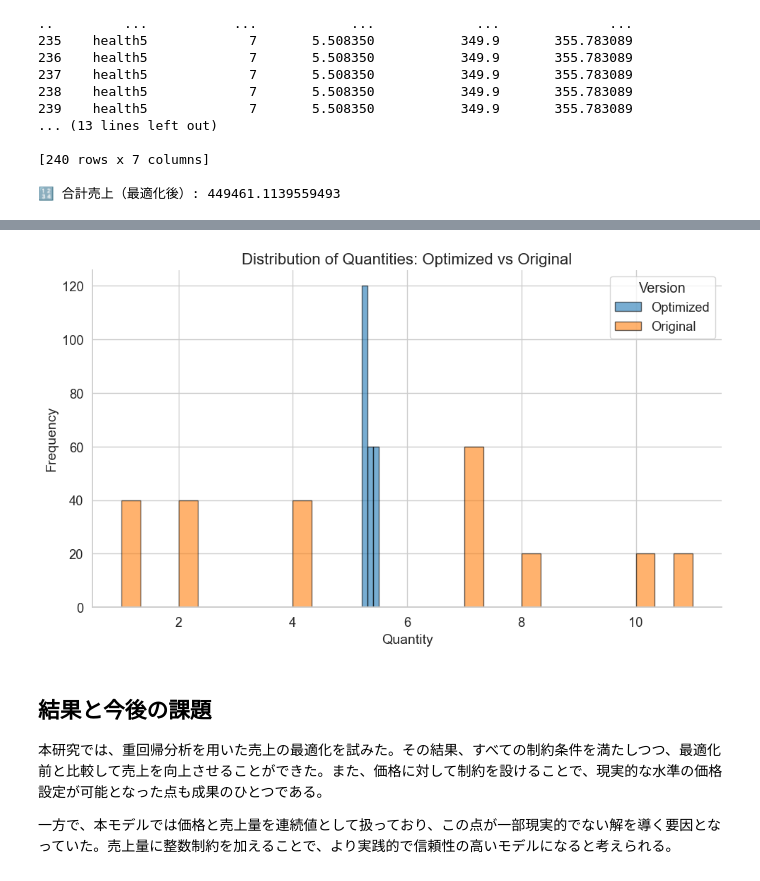
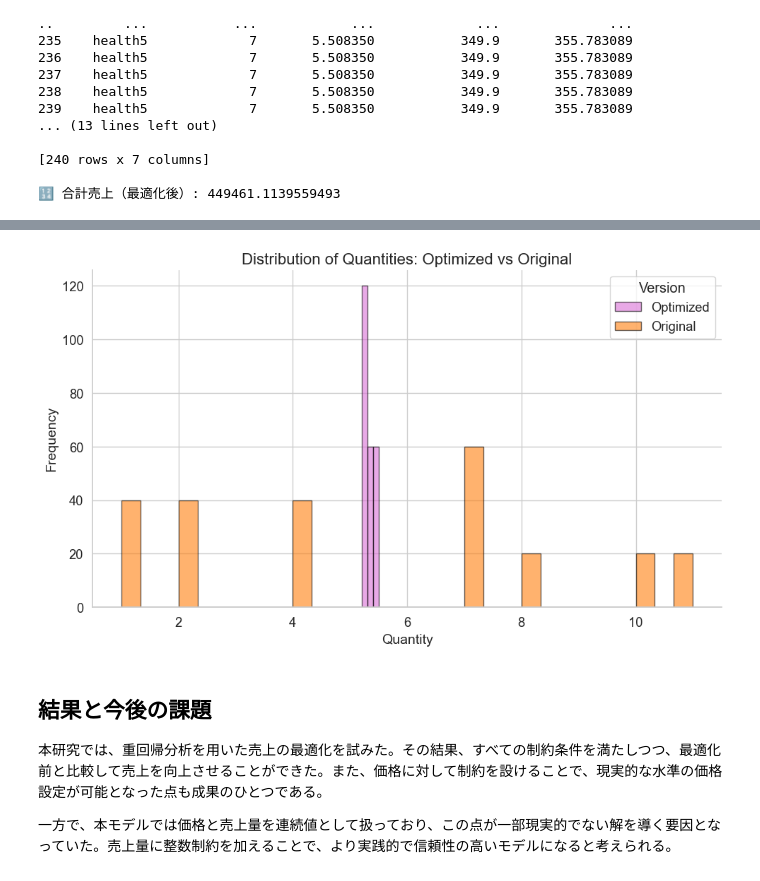
Before and after one commit to happy-kaichi/gurobi_machin-learning, a Jupyter notebook: retail-price-optimization.ipynb, the cells around one changed output, grey strips where cells are left out. Saved outputs shown, nothing was run; the diff lists cells and outputs as text; code cells hidden in the pictures.

```diff
--- a/retail-price-optimization.ipynb
+++ b/retail-price-optimization.ipynb
@@ -259,17 +470,27 @@ for i in range(1,4):
 # %% [markdown]
 ### 運輸
 # %%
+import matplotlib.pyplot as plt
+
+# 差分の計算（すでに計算済みならスキップ）
 df['fp1_diff'] = df['freight_price'] - df['fp1']
 df['fp2_diff'] = df['freight_price'] - df['fp2']
 df['fp3_diff'] = df['freight_price'] - df['fp3']
 
-for i in range(1,4):
-    comp = f"comp{i}_diff"
-    fig = px.bar(x=df['product_category_name'],
-                 y=df[comp],
-                 title=f"Competitor {i} Shipping Price Difference",
-                 labels={
-                     'x': 'Product Category',
-                     'y': f'Competitor {i}'
-                 })
-    fig.show()
+for i in range(1, 4):
+    comp = f'fp{i}_diff'
+
+    # カテゴリごとの平均差分を計算
+    category_diff = df.groupby('product_category_name')[comp].mean().sort_values(ascending=False)
+
+    plt.figure(figsize=(10, 6))
+    plt.bar(category_diff.index, category_diff.values, color='orchid', edgecolor='black')
+    plt.title(f'Competitor {i} Shipping Price Difference')
+    plt.xlabel('Product Category')
+    plt.ylabel(f'Competitor {i}')
+    plt.xticks(rotation=45, ha='right')
+    plt.grid(axis='y')
+    plt.tight_layout()
+
+
+    plt.show()
@@ -712,33 +1027,33 @@ fig_price_change.show()
 # %%
 import matplotlib.pyplot as plt
 import seaborn as sns
 
 # スタイル設定
 sns.set(style="whitegrid", palette="muted", font_scale=1.2)
 
 # FigureとAxesの作成
 fig, ax = plt.subplots(figsize=(10, 6))
 
 # ヒストグラムの描画
-ax.hist(results_df["optimized_qty"], bins=3, alpha=0.6, label="Optimized", color="#1f77b4", edgecolor="black")
+ax.hist(results_df["optimized_qty"], bins=3, alpha=0.6, label="Optimized", color='orchid', edgecolor="black")
 ax.hist(results_df["original_qty"], bins=30, alpha=0.6, label="Original", color="#ff7f0e", edgecolor="black")
 
 # タイトルとラベル
 ax.set_title("Distribution of Quantities: Optimized vs Original", fontsize=16)
 ax.set_xlabel("Quantity", fontsize=14)
 ax.set_ylabel("Frequency", fontsize=14)
 
 # 凡例
 ax.legend(title="Version")
 
 # 枠線の非表示
 sns.despine()
 
 # 表示
 plt.tight_layout()
 plt.show()
 # %% [output]
-[figure, old version]
+[figure, new version]
 # %% [markdown]
 ## 結果と今後の課題
 本研究では、重回帰分析を用いた売上の最適化を試みた。その結果、すべての制約条件を満たしつつ、最適化前と比較して売上を向上させることができた。また、価格に対して制約を設けることで、現実的な水準の価格設定が可能となった点も成果のひとつである。
```
Also changed, not shown: parts of 27 cells of this notebook, 6 other files.
